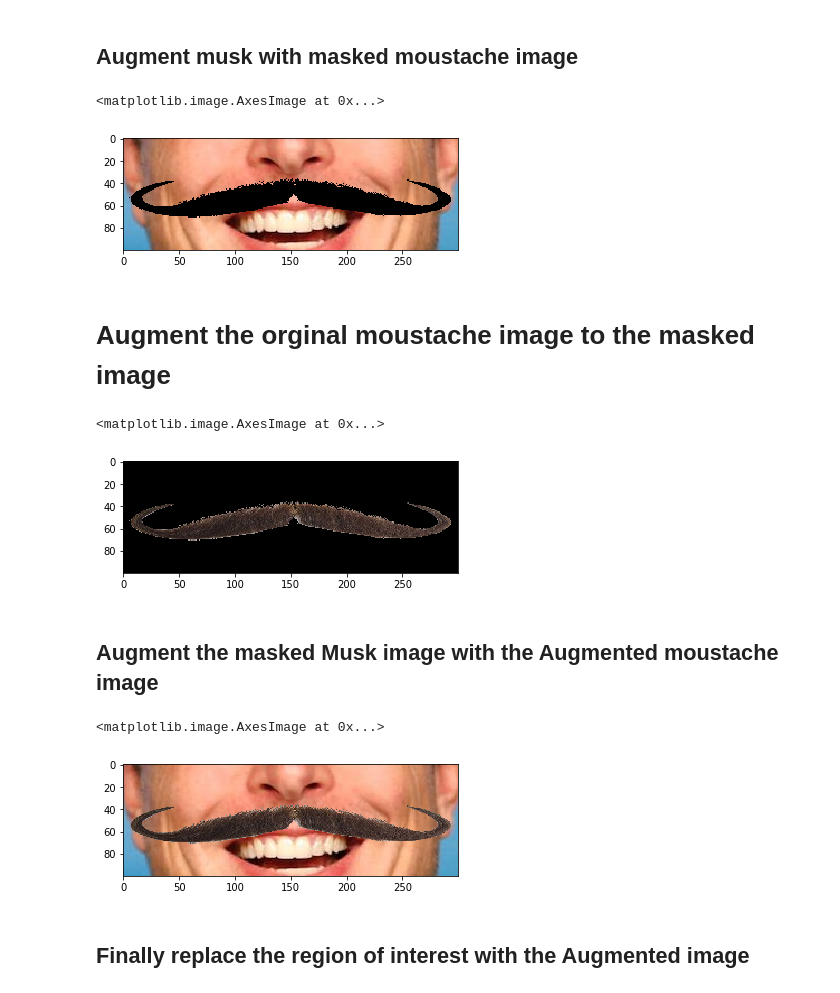
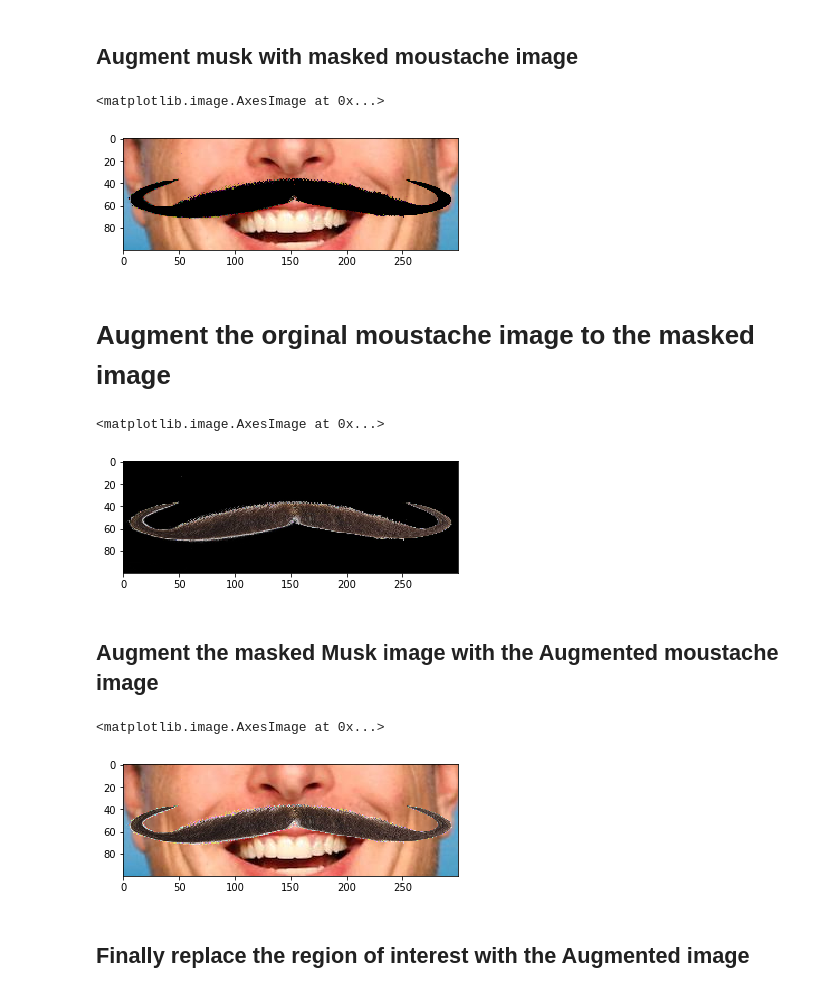
Before and after one commit to rajathithan/opencv, a Jupyter notebook: My Work/Elon Musk's Moustache.ipynb, the cells around one changed output. Drawn from its saved outputs; the diff is of its cells as text; code cells hidden in the pictures.

Commit message:
bitwise operations

```diff
--- a/My Work/Elon Musk's Moustache.ipynb
+++ b/My Work/Elon Musk's Moustache.ipynb
@@ -94,7 +100,7 @@ Text(0.5, 1.0, " Region of Interest in Musk's image")
 maskMou = cv2.merge((maskMou1,maskMou1,maskMou1))
 
 # Divide by 255, so the pixel values become 0 or 1
-maskMou = np.uint8(maskMou/255)
+#maskMou = np.uint8(maskMou/255)
 # %% [markdown]
 ## Augment musk with masked moustache image
 # %%
@@ -106,28 +112,31 @@ mROI = muskwithmoarith[230:330,140:440]
 # use the mask image to create the masked moustache region
 # for augmentation we use cv2.multiply
 # mutliply the region of interest with the region negated with the mask
-maskedmusk = cv2.multiply(mROI,(1-  maskMou ))
+#maskedmusk = cv2.multiply(mROI,(1-  maskMou ))
+maskedmusk = cv2.bitwise_and(mROI,cv2.bitwise_not(maskMou))
 
 plt.imshow(maskedmusk[...,::-1])
 # %% [output]
 <matplotlib.image.AxesImage at 0x...>
-[figure, old version]
+[figure, new version]
 # %% [markdown]
 # Augment the orginal moustache image to the masked image
 # %%
-maskedmous = cv2.multiply(orMou,maskMou)
+#maskedmous = cv2.multiply(orMou,maskMou)
+maskedmous = cv2.bitwise_and(orMou,maskMou)
 plt.imshow(maskedmous[...,::-1])
 # %% [output]
 <matplotlib.image.AxesImage at 0x...>
-[figure, old version]
+[figure, new version]
 # %% [markdown]
 ## Augment the masked Musk image with the Augmented moustache image
 # %%
-mRoiFinal = cv2.add(maskedmusk, maskedmous)
+#mRoiFinal = cv2.add(maskedmusk, maskedmous)
+mRoiFinal = cv2.bitwise_or(maskedmusk, maskedmous)
 plt.imshow(mRoiFinal[...,::-1])
 # %% [output]
 <matplotlib.image.AxesImage at 0x...>
-[figure, old version]
+[figure, new version]
 # %% [markdown]
 ## Finally replace the region of interest with the Augmented image
 # %%
```
Also changed, not shown: parts of 2 cells of this notebook.
